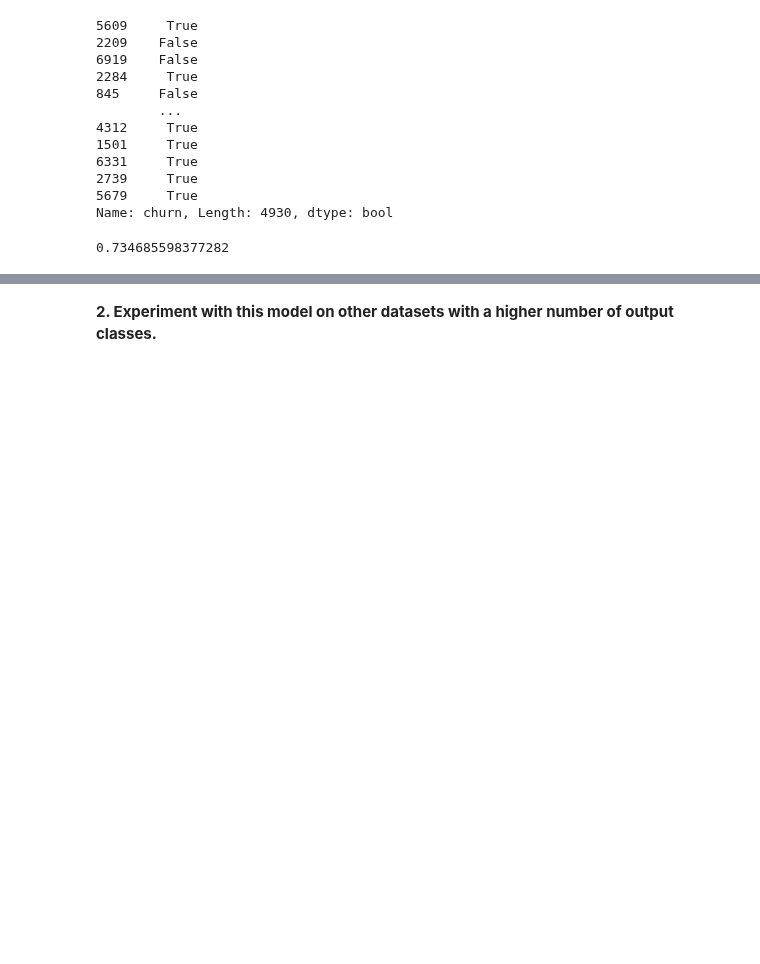
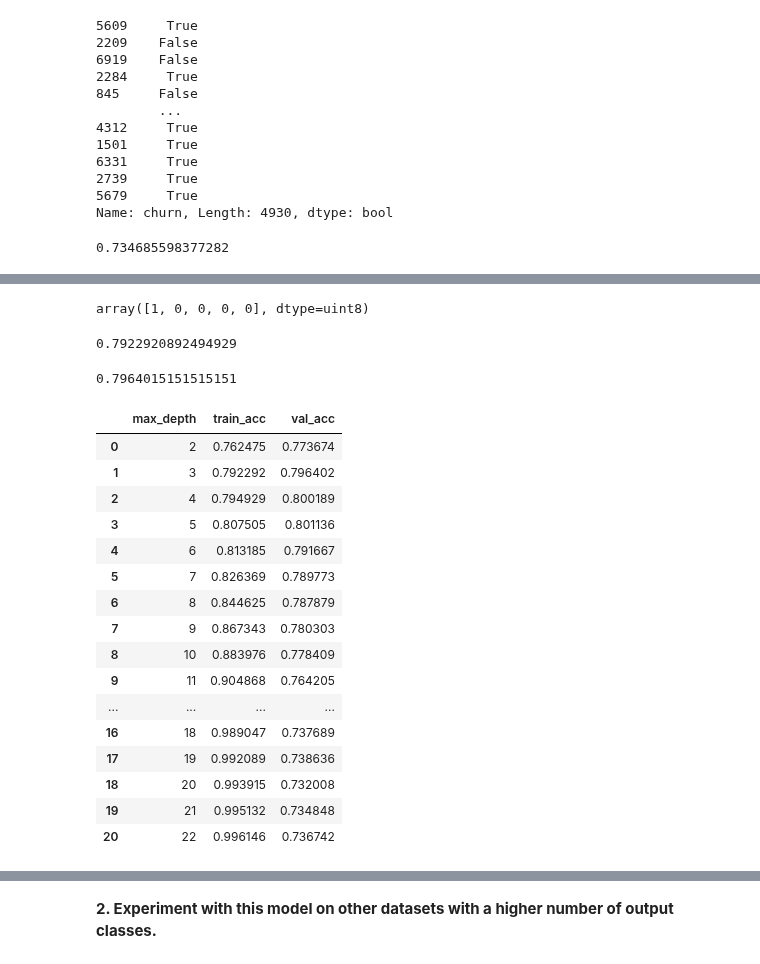
Before and after one commit to Marc-Aradillas/Classification_exercises.ipynb, a Jupyter notebook: decision_tree.ipynb, the cells around one changed output, grey strips where cells are left out. Drawn from its saved outputs; the diff is of its cells as text; code cells hidden in the pictures; blank space fills up the shorter version.

```diff
--- a/decision_tree.ipynb
+++ b/decision_tree.ipynb
@@ -368,0 +402,18 @@ train, val = encoded_dataframes
+# %%
+# replace blank values with NaN
+train['total_charges'] = train['total_charges'].replace(" ", np.nan)
+val['total_charges'] = val['total_charges'].replace(" ", np.nan)
+
+# convert column to numeric
+train['total_charges'] = pd.to_numeric(train['total_charges'], errors='coerce')
+val['total_charges'] = pd.to_numeric(val['total_charges'], errors='coerce')
+
+# calculate mean
+train_mean_value = train['total_charges'].mean()
+print("Mean:", train_mean_value)
+val_mean_value = val['total_charges'].mean()
+print("Mean:", val_mean_value)
+
+# fill mean
+train['total_charges'].fillna(train_mean_value, inplace=True)
+val['total_charges'].fillna(val_mean_value, inplace=True)
@@ -507,0 +551,14 @@ ValueError: could not convert string to float: ' '
+# %%
+# make prediction on train obeservations
+y_pred = clf.predict(X_train)
+y_pred[:5]
+# %% [output]
+array([1, 0, 0, 0, 0], dtype=uint8)
+# %%
+clf.score(X_train, y_train)
+# %% [output]
+0.7922920892494929
+# %%
+clf.score(X_val, y_val)
+# %% [output]
+0.7964015151515151
@@ -507,0 +582,23 @@ ValueError: could not convert string to float: ' '
+# %%
+tree = pd.DataFrame({'max_depth' : depth,
+                      'train_acc' : train_acc,
+                      'val_acc' : val_acc})
+tree
+# %% [output]
+|  | max_depth | train_acc | val_acc |
+| 0 | 2 | 0.762475 | 0.773674 |
+| 1 | 3 | 0.792292 | 0.796402 |
+| 2 | 4 | 0.794929 | 0.800189 |
+| 3 | 5 | 0.807505 | 0.801136 |
+| 4 | 6 | 0.813185 | 0.791667 |
+| 5 | 7 | 0.826369 | 0.789773 |
+| 6 | 8 | 0.844625 | 0.787879 |
+| 7 | 9 | 0.867343 | 0.780303 |
+| 8 | 10 | 0.883976 | 0.778409 |
+| 9 | 11 | 0.904868 | 0.764205 |
+| ... | ... | ... | ... |
+| 16 | 18 | 0.989047 | 0.737689 |
+| 17 | 19 | 0.992089 | 0.738636 |
+| 18 | 20 | 0.993915 | 0.732008 |
+| 19 | 21 | 0.995132 | 0.734848 |
+| 20 | 22 | 0.996146 | 0.736742 |
```
Also changed, not shown: parts of 27 cells of this notebook.
